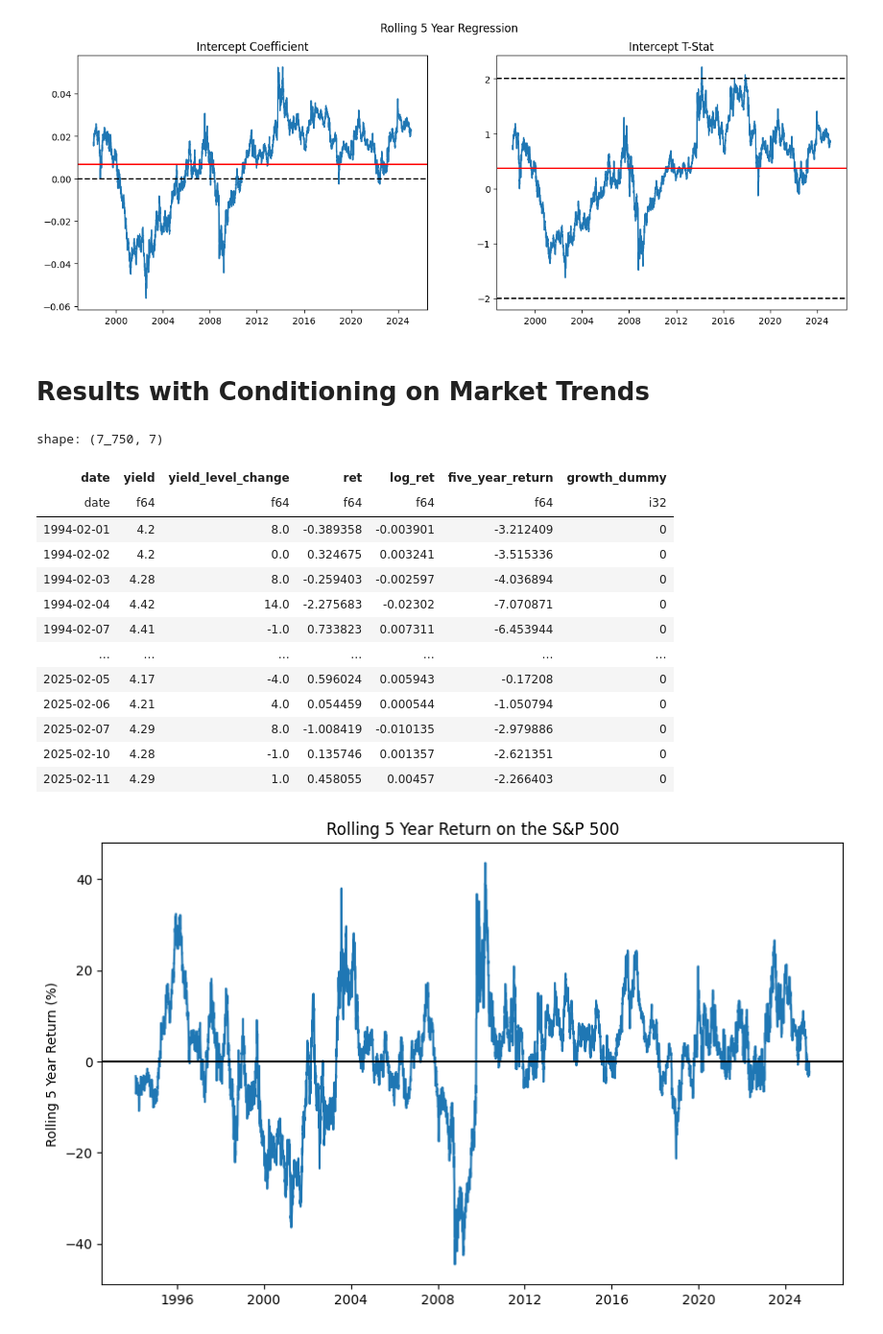
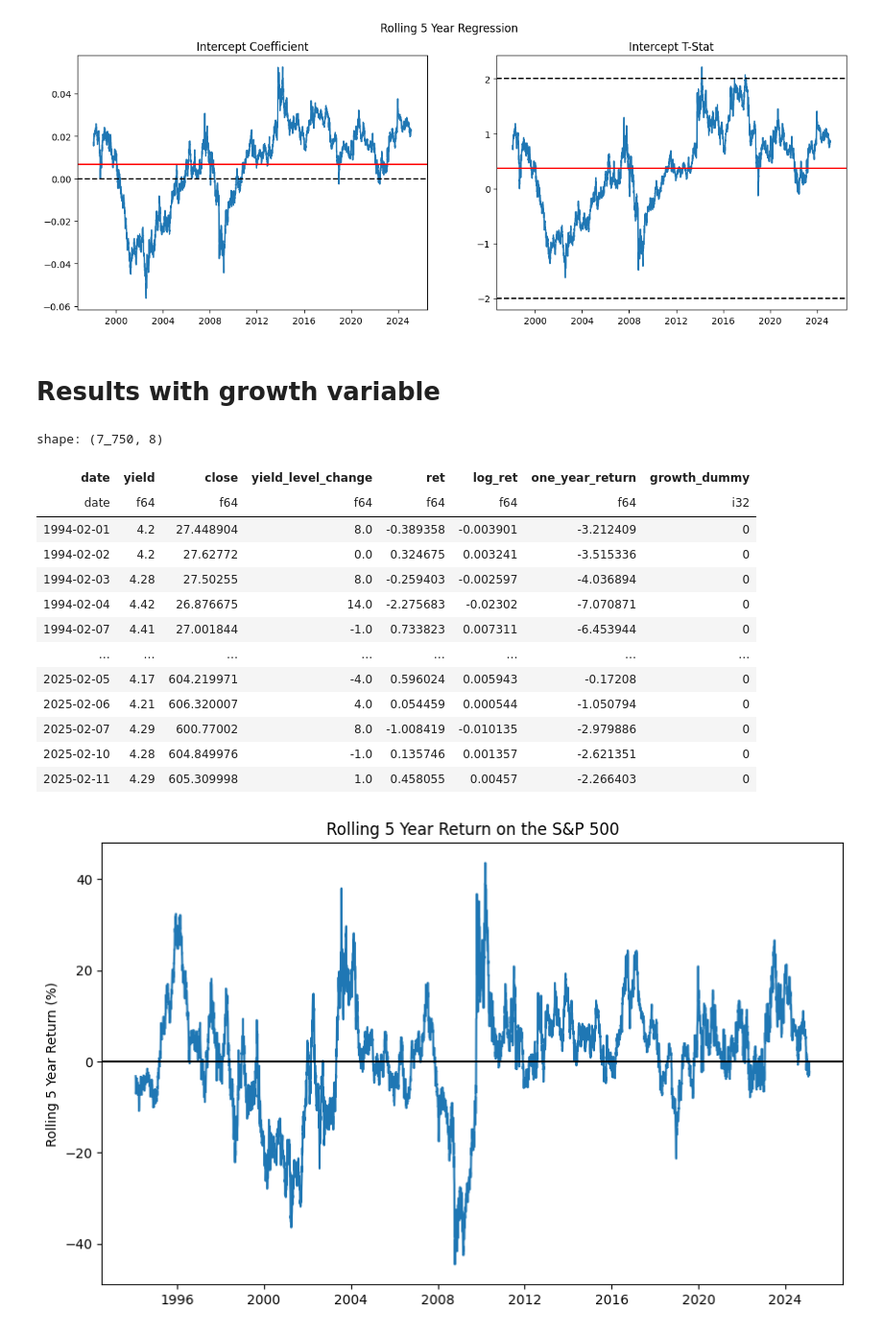
Before and after one commit to andrewhall1124/macro-finance-project, a Jupyter notebook: main.ipynb, the cells around one changed output. Shown at 96% size. Saved outputs shown, nothing was run; the diff lists cells and outputs as text; code cells hidden in the pictures.

```diff
--- a/main.ipynb
+++ b/main.ipynb
@@ -36,7 +36,7 @@ df = df.with_columns(
 )
 
 # Drop columns
-df = df.drop(['ticker', 'open', 'close'])
+df = df.drop(['ticker', 'open'])
 
 # Drop nulls
 df = df.drop_nulls()
@@ -270,56 +303,56 @@ plot_rolling_results(
 [figure]
 [figure]
 # %% [markdown]
-# Results with Conditioning on Market Trends
+# Results with growth variable
 # %%
-# Create rolling 5 year return variable
+# Create rolling 1 year return variable
 window = 252
 df = (
     df
     .with_columns(
         pl.col('ret')
         .truediv(100)
         .log1p()
         .alias('log_ret')
     )
     .with_columns(
         pl.col('log_ret')
         .rolling_sum(window_size=window, min_samples=window)
         .exp()
         .sub(1)
         .mul(100)
-        .alias('five_year_return')
+        .alias('one_year_return')
     )
     .with_columns(
         pl.when(
-            pl.col('five_year_return') >= 0
+            pl.col('one_year_return') >= 0
         )
         .then(
             pl.lit(1)
         )
         .otherwise(
             pl.lit(0)
         )
         .alias('growth_dummy')
     )
-    .filter(pl.col('five_year_return').is_not_null())
+    .filter(pl.col('one_year_return').is_not_null())
 )
 
 df
 # %% [output]
-shape: (7_750, 7)
+shape: (7_750, 8)
-| date | yield | yield_level_change | ret | log_ret | five_year_return | growth_dummy |
-| date | f64 | f64 | f64 | f64 | f64 | i32 |
-| 1994-02-01 | 4.2 | 8.0 | -0.389358 | -0.003901 | -3.212409 | 0 |
-| 1994-02-02 | 4.2 | 0.0 | 0.324675 | 0.003241 | -3.515336 | 0 |
-| 1994-02-03 | 4.28 | 8.0 | -0.259403 | -0.002597 | -4.036894 | 0 |
-| 1994-02-04 | 4.42 | 14.0 | -2.275683 | -0.02302 | -7.070871 | 0 |
-| 1994-02-07 | 4.41 | -1.0 | 0.733823 | 0.007311 | -6.453944 | 0 |
-| … | … | … | … | … | … | … |
-| 2025-02-05 | 4.17 | -4.0 | 0.596024 | 0.005943 | -0.17208 | 0 |
-| 2025-02-06 | 4.21 | 4.0 | 0.054459 | 0.000544 | -1.050794 | 0 |
-| 2025-02-07 | 4.29 | 8.0 | -1.008419 | -0.010135 | -2.979886 | 0 |
-| 2025-02-10 | 4.28 | -1.0 | 0.135746 | 0.001357 | -2.621351 | 0 |
-| 2025-02-11 | 4.29 | 1.0 | 0.458055 | 0.00457 | -2.266403 | 0 |
+| date | yield | close | yield_level_change | ret | log_ret | one_year_return | growth_dummy |
+| date | f64 | f64 | f64 | f64 | f64 | f64 | i32 |
+| 1994-02-01 | 4.2 | 27.448904 | 8.0 | -0.389358 | -0.003901 | -3.212409 | 0 |
+| 1994-02-02 | 4.2 | 27.62772 | 0.0 | 0.324675 | 0.003241 | -3.515336 | 0 |
+| 1994-02-03 | 4.28 | 27.50255 | 8.0 | -0.259403 | -0.002597 | -4.036894 | 0 |
+| 1994-02-04 | 4.42 | 26.876675 | 14.0 | -2.275683 | -0.02302 | -7.070871 | 0 |
+| 1994-02-07 | 4.41 | 27.001844 | -1.0 | 0.733823 | 0.007311 | -6.453944 | 0 |
+| … | … | … | … | … | … | … | … |
+| 2025-02-05 | 4.17 | 604.219971 | -4.0 | 0.596024 | 0.005943 | -0.17208 | 0 |
+| 2025-02-06 | 4.21 | 606.320007 | 4.0 | 0.054459 | 0.000544 | -1.050794 | 0 |
+| 2025-02-07 | 4.29 | 600.77002 | 8.0 | -1.008419 | -0.010135 | -2.979886 | 0 |
+| 2025-02-10 | 4.28 | 604.849976 | -1.0 | 0.135746 | 0.001357 | -2.621351 | 0 |
+| 2025-02-11 | 4.29 | 605.309998 | 1.0 | 0.458055 | 0.00457 | -2.266403 | 0 |
 # %%
 plt.figure(figsize=(10, 6))
```
Also changed, not shown: parts of 13 cells of this notebook.
